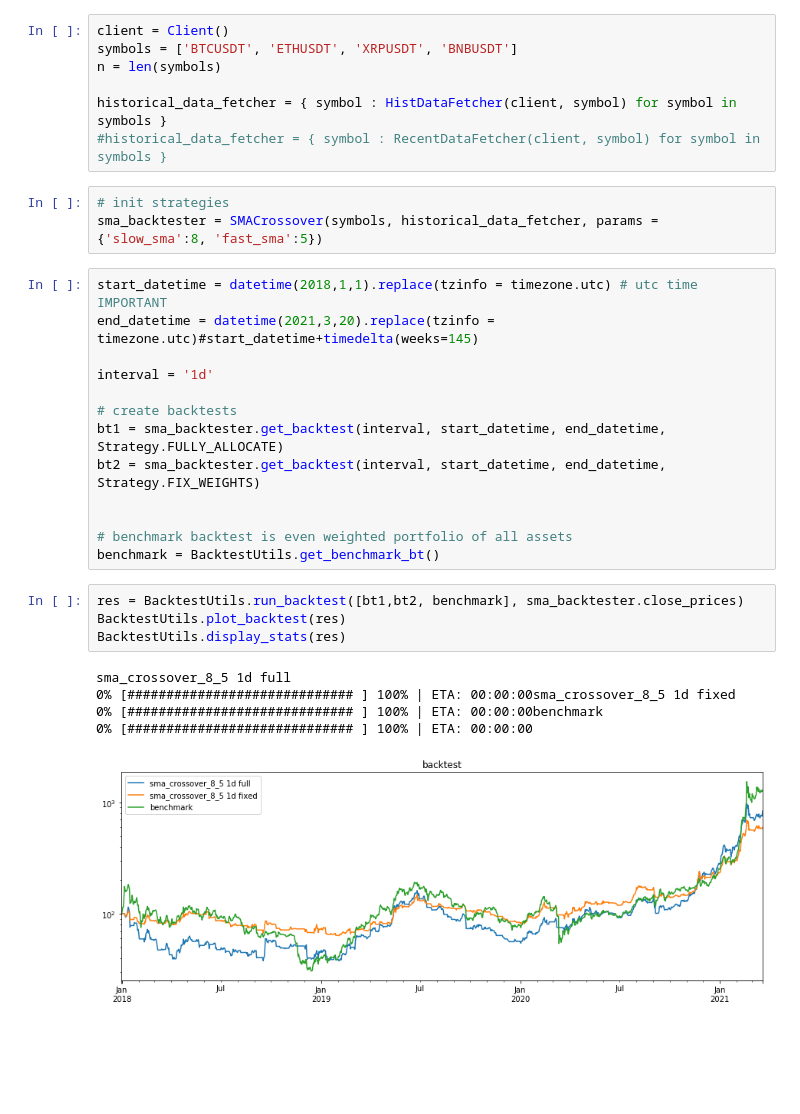
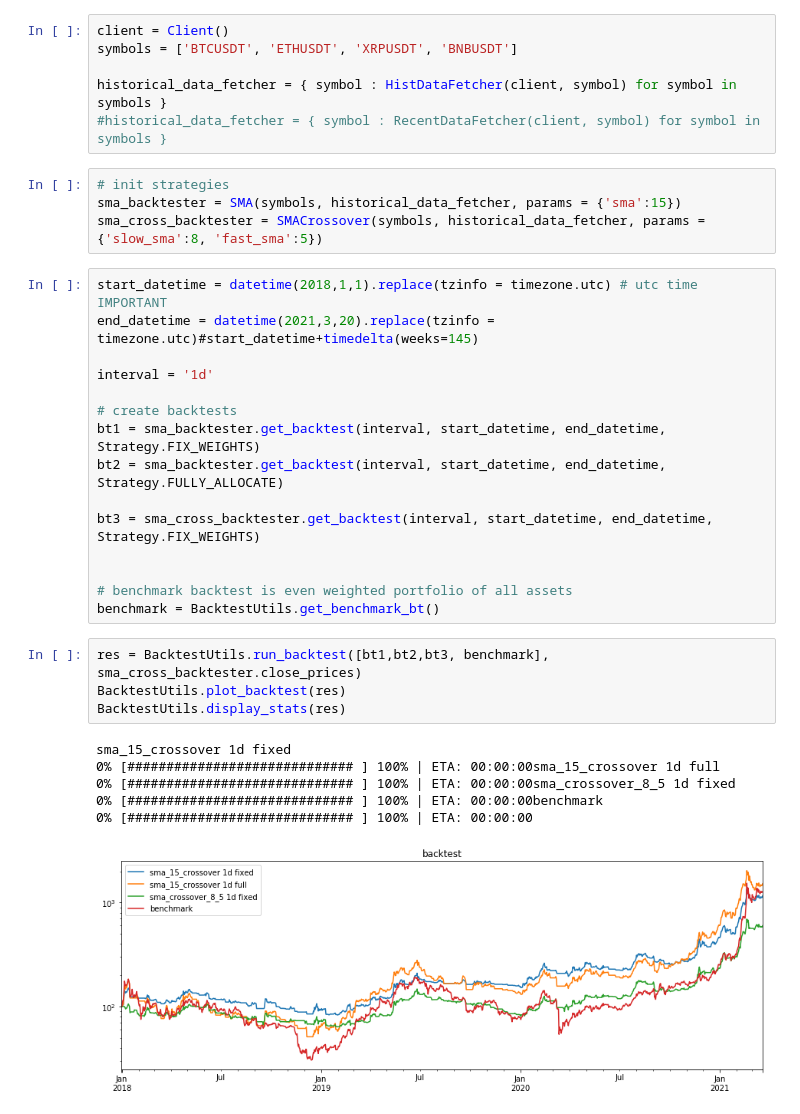
Before and after one commit to axelarati/algo-trading, a Jupyter notebook: Backtesting.ipynb, the cells around one changed output. Saved outputs shown, nothing was run; the diff lists cells and outputs as text; blank space fills up the shorter version.

Commit message:
added another simple SMA strategy

```diff
--- a/Backtesting.ipynb
+++ b/Backtesting.ipynb
@@ -30,13 +15,13 @@ import time
 # %%
 client = Client()
 symbols = ['BTCUSDT', 'ETHUSDT', 'XRPUSDT', 'BNBUSDT']
-n = len(symbols)
 
 historical_data_fetcher = { symbol : HistDataFetcher(client, symbol) for symbol in symbols }
 #historical_data_fetcher = { symbol : RecentDataFetcher(client, symbol) for symbol in symbols }
 # %%
 # init strategies
-sma_backtester = SMACrossover(symbols, historical_data_fetcher, params = {'slow_sma':8, 'fast_sma':5})
+sma_backtester = SMA(symbols, historical_data_fetcher, params = {'sma':15})
+sma_cross_backtester = SMACrossover(symbols, historical_data_fetcher, params = {'slow_sma':8, 'fast_sma':5})
 # %%
 start_datetime = datetime(2018,1,1).replace(tzinfo = timezone.utc) # utc time IMPORTANT
 end_datetime = datetime(2021,3,20).replace(tzinfo = timezone.utc)#start_datetime+timedelta(weeks=145)
@@ -44,19 +29,22 @@ end_datetime = datetime(2021,3,20).replace(tzinfo = timezone.utc)#start_datetime
 interval = '1d'
 
 # create backtests
-bt1 = sma_backtester.get_backtest(interval, start_datetime, end_datetime, Strategy.FULLY_ALLOCATE)
-bt2 = sma_backtester.get_backtest(interval, start_datetime, end_datetime, Strategy.FIX_WEIGHTS)
+bt1 = sma_backtester.get_backtest(interval, start_datetime, end_datetime, Strategy.FIX_WEIGHTS)
+bt2 = sma_backtester.get_backtest(interval, start_datetime, end_datetime, Strategy.FULLY_ALLOCATE)
+
+bt3 = sma_cross_backtester.get_backtest(interval, start_datetime, end_datetime, Strategy.FIX_WEIGHTS)
 
 
 # benchmark backtest is even weighted portfolio of all assets
 benchmark = BacktestUtils.get_benchmark_bt()
 # %%
-res = BacktestUtils.run_backtest([bt1,bt2, benchmark], sma_backtester.close_prices)
+res = BacktestUtils.run_backtest([bt1,bt2,bt3, benchmark], sma_cross_backtester.close_prices)
 BacktestUtils.plot_backtest(res)
 BacktestUtils.display_stats(res)
 # %% [output]
-sma_crossover_8_5 1d full
+sma_15_crossover 1d fixed
+0% [############################# ] 100% | ETA: 00:00:00sma_15_crossover 1d full
 0% [############################# ] 100% | ETA: 00:00:00sma_crossover_8_5 1d fixed
 0% [############################# ] 100% | ETA: 00:00:00benchmark
 0% [############################# ] 100% | ETA: 00:00:00
-[figure, old version]
+[figure, new version]
```
Also changed, not shown: parts of 2 cells of this notebook, 4 other files.
